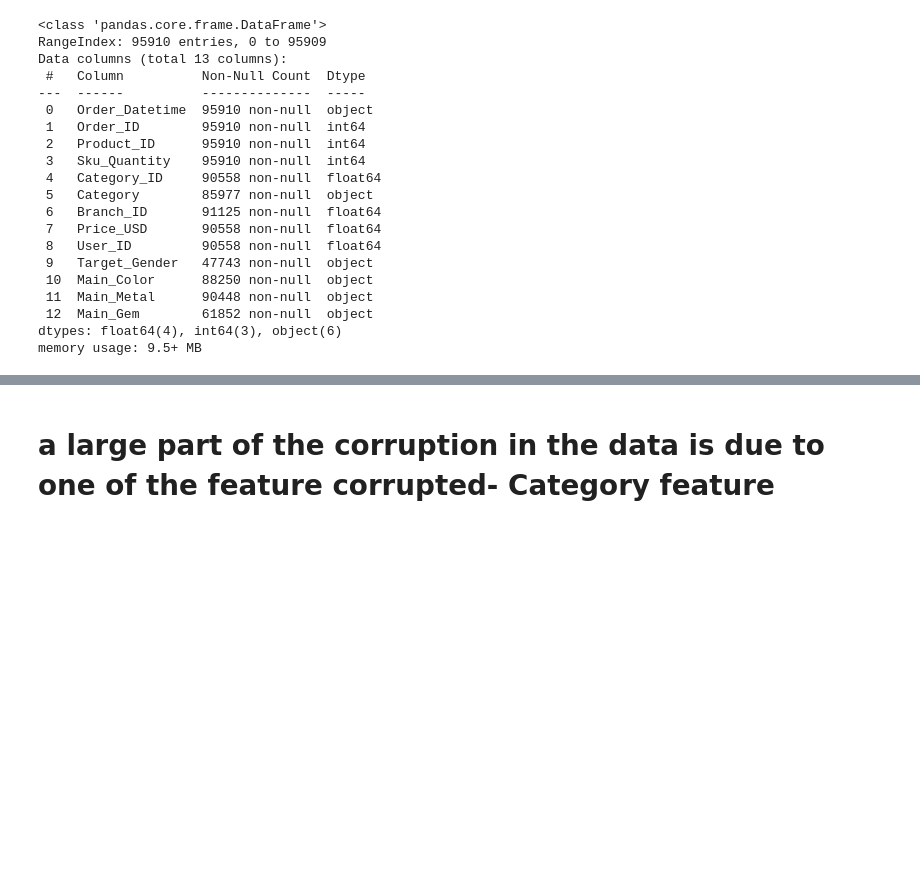
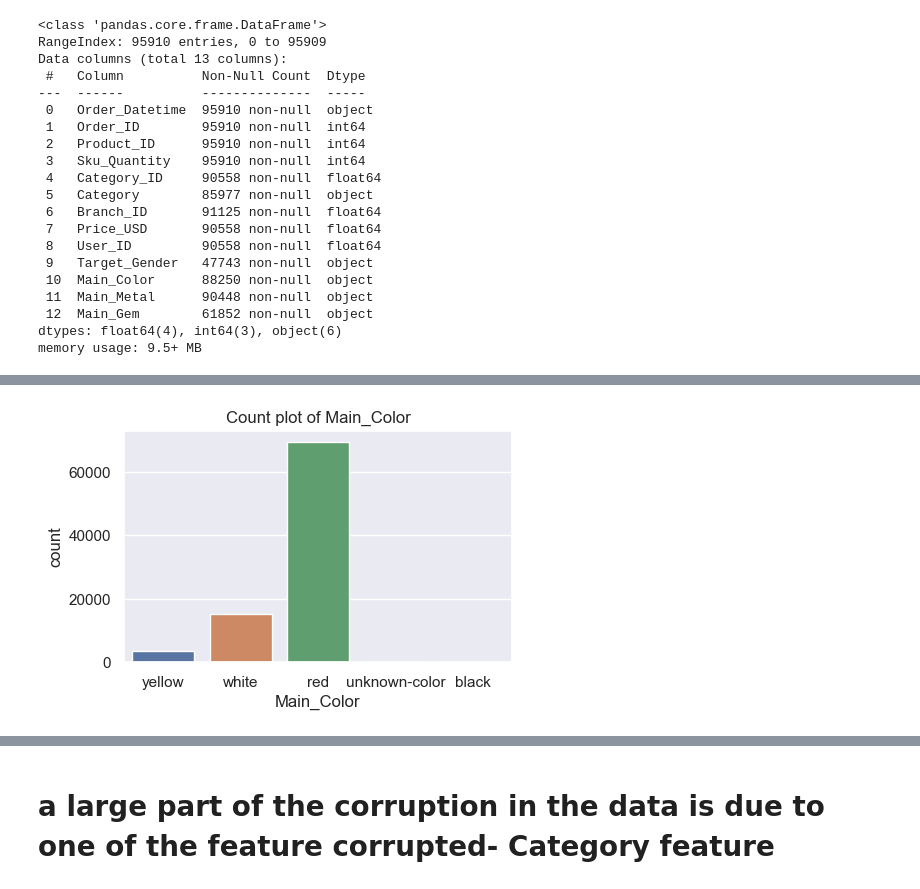
Before and after one commit to faithy09/Jewellery-Price-Optimize, a Jupyter notebook: notebooks/Jewel Pricing.ipynb, the cells around one changed output, grey strips where cells are left out. Cells and saved outputs as stored; diff of their text form; code cells hidden in the pictures; blank space fills up the shorter version.

```diff
--- a/notebooks/Jewel Pricing.ipynb
+++ b/notebooks/Jewel Pricing.ipynb
@@ -157,3 +172,14 @@ memory usage: 9.5+ MB
+# %%
+obj_col = df.select_dtypes(include="object").columns.to_list()
+obj_col = ["Main_Color"] + obj_col
+
+for col in obj_col:
+    plt.figure(figsize=(5, 3))
+    sns.countplot(x=df[col])
+    plt.title(f"Count plot of {col}")
+    plt.show()
+# %% [output]
+[figure, added]
 # %%
 #Duplicate value
 num_duplicated = len(df.loc[df.duplicated()])
```
Also changed, not shown: parts of 48 cells of this notebook.
